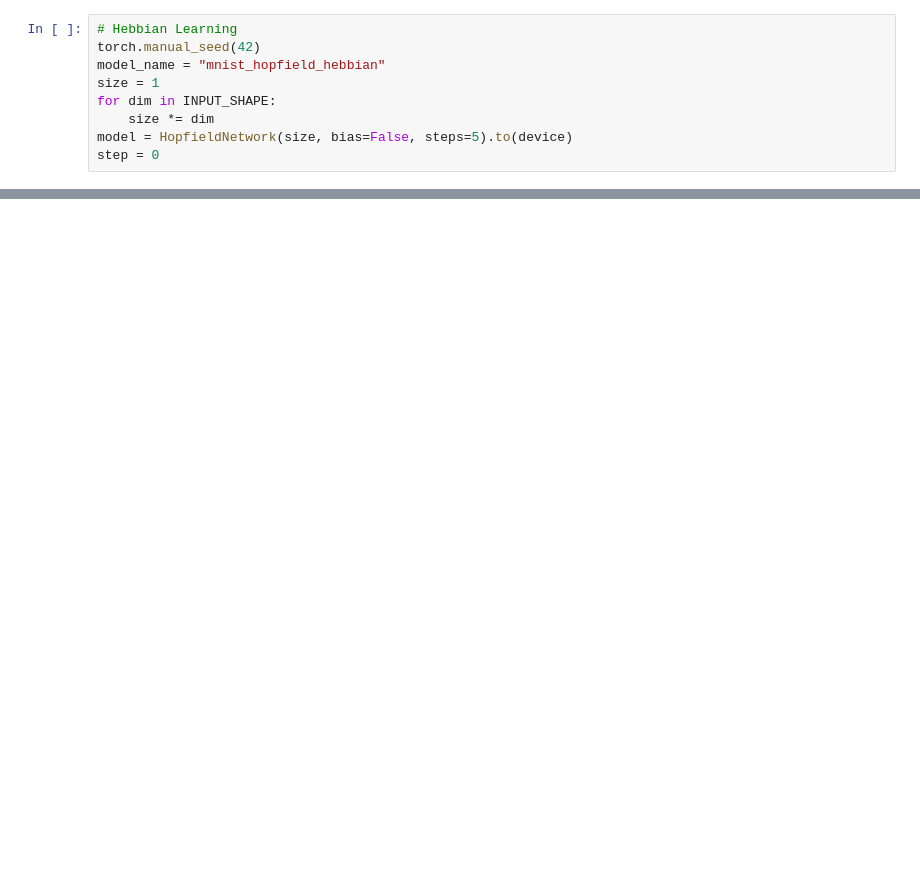
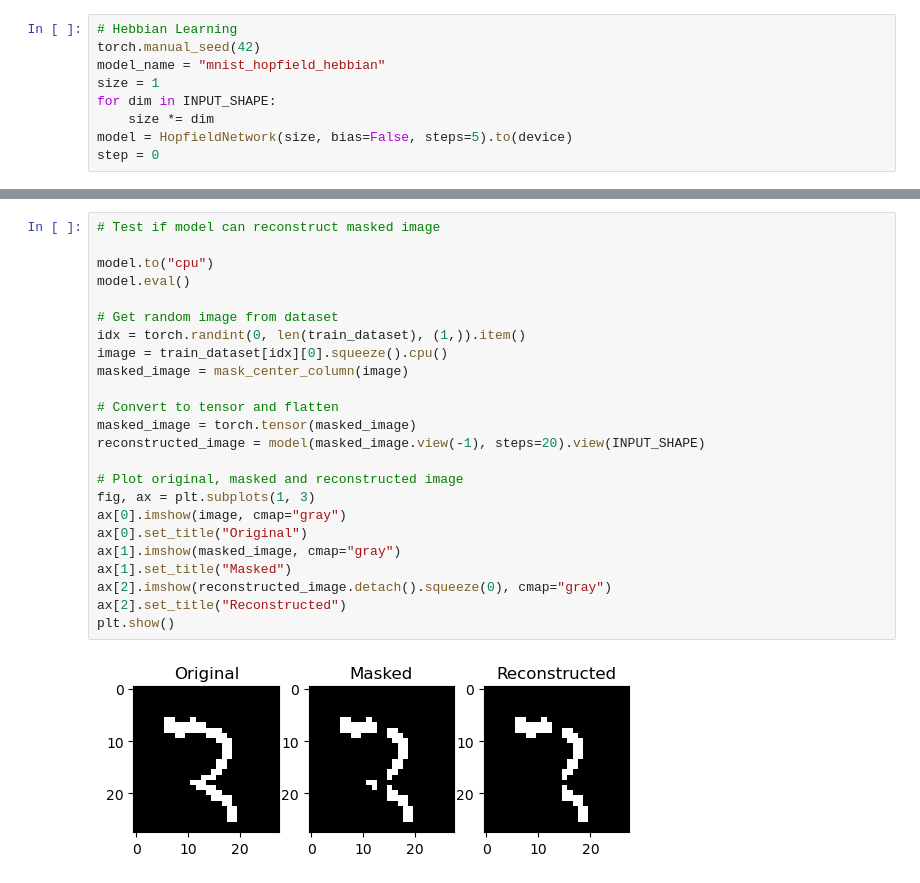
Before and after one commit to joeagriffith/hopfield-networks, a Jupyter notebook: mnist.ipynb, the cells around one changed output, grey strips where cells are left out. Drawn from its saved outputs; the diff is of its cells as text; blank space fills up the shorter version.

```diff
--- a/mnist.ipynb
+++ b/mnist.ipynb
@@ -88,0 +141,26 @@ plt.show()
+# %%
+# Test if model can reconstruct masked image
+
+model.to("cpu")
+model.eval()
+
+# Get random image from dataset
+idx = torch.randint(0, len(train_dataset), (1,)).item()
+image = train_dataset[idx][0].squeeze().cpu()
+masked_image = mask_center_column(image)
+
+# Convert to tensor and flatten
+masked_image = torch.tensor(masked_image)
+reconstructed_image = model(masked_image.view(-1), steps=20).view(INPUT_SHAPE)
+
+# Plot original, masked and reconstructed image
+fig, ax = plt.subplots(1, 3)
+ax[0].imshow(image, cmap="gray")
+ax[0].set_title("Original")
+ax[1].imshow(masked_image, cmap="gray")
+ax[1].set_title("Masked")
+ax[2].imshow(reconstructed_image.detach().squeeze(0), cmap="gray")
+ax[2].set_title("Reconstructed")
+plt.show()
+# %% [output]
+[figure, added]
```
Also changed, not shown: parts of 8 cells of this notebook, 2 other files.
